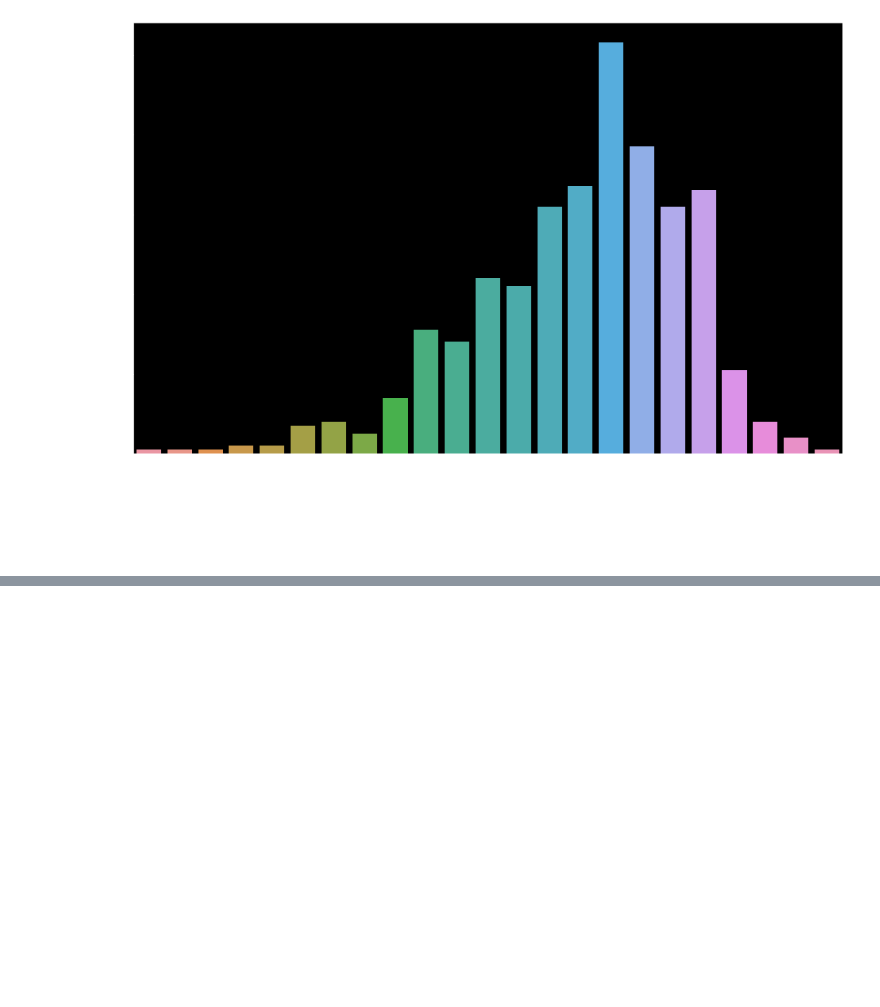
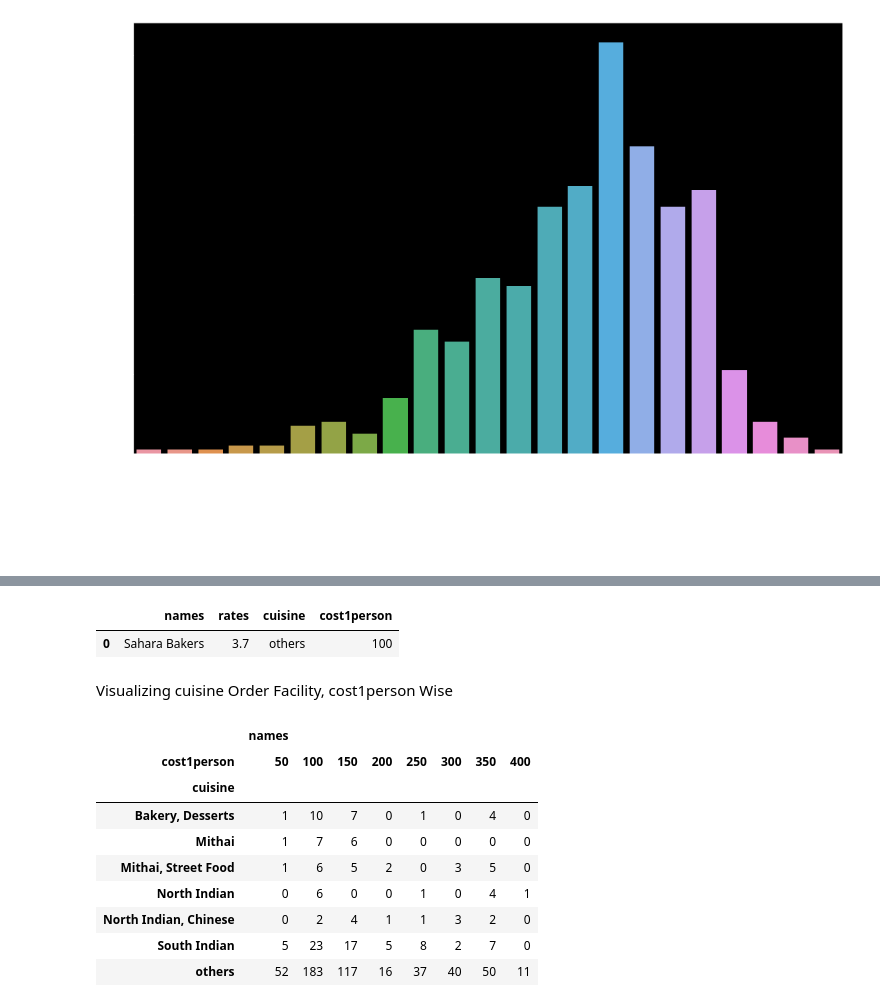
Before and after one commit to Rishiraj-singh7/Zomato-Hyderabad-Analysisv, a Jupyter notebook: main.ipynb, the cells around one changed output, grey strips where cells are left out. Cells and saved outputs as stored; diff of their text form; code cells hidden in the pictures; blank space fills up the shorter version.

```diff
--- a/main.ipynb
+++ b/main.ipynb
@@ -231,0 +248,24 @@ plt.xticks(rotation=90)
+# %%
+df.head(1)
+# %% [output]
+|  | names | rates | cuisine | cost1person |
+| 0 | Sahara Bakers | 3.7 | others | 100 |
+# %% [markdown]
+Visualizing cuisine Order Facility, cost1person Wise
+# %%
+df1 = df.groupby(['cuisine','cost1person'])['names'].count()
+df1.to_csv('food_online.csv')
+df1 = pd.read_csv('food_online.csv')
+df1 = pd.pivot_table(df1, values=None, index=['cuisine'], columns=['cost1person'], fill_value=0, aggfunc=np.sum)
+df1
+# %% [output]
+|  | names |  |  |  |  |  |  |  |
+| cost1person | 50 | 100 | 150 | 200 | 250 | 300 | 350 | 400 |
+| cuisine |  |  |  |  |  |  |  |  |
+| Bakery, Desserts | 1 | 10 | 7 | 0 | 1 | 0 | 4 | 0 |
+| Mithai | 1 | 7 | 6 | 0 | 0 | 0 | 0 | 0 |
+| Mithai, Street Food | 1 | 6 | 5 | 2 | 0 | 3 | 5 | 0 |
+| North Indian | 0 | 6 | 0 | 0 | 1 | 0 | 4 | 1 |
+| North Indian, Chinese | 0 | 2 | 4 | 1 | 1 | 3 | 2 | 0 |
+| South Indian | 5 | 23 | 17 | 5 | 8 | 2 | 7 | 0 |
+| others | 52 | 183 | 117 | 16 | 37 | 40 | 50 | 11 |
```
Also changed, not shown: parts of 5 cells of this notebook, 1 other file.
